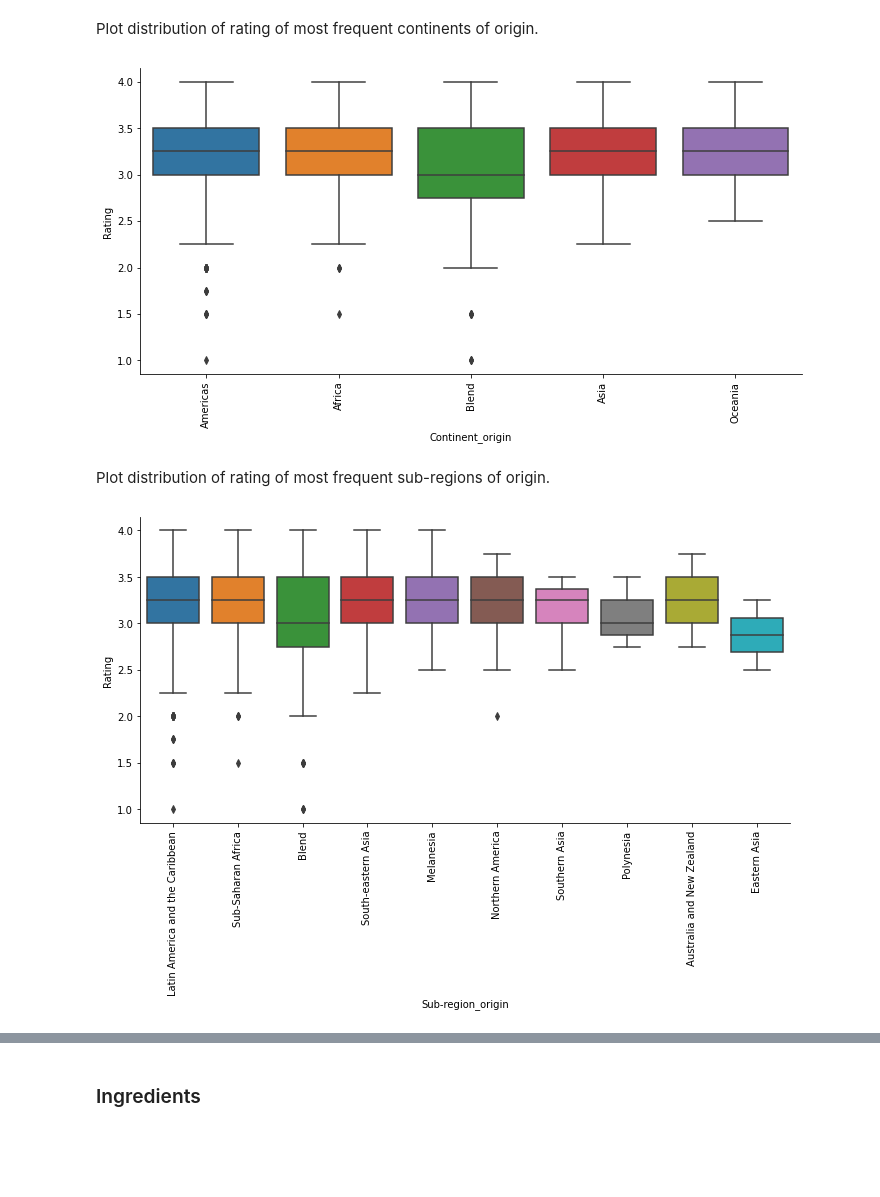
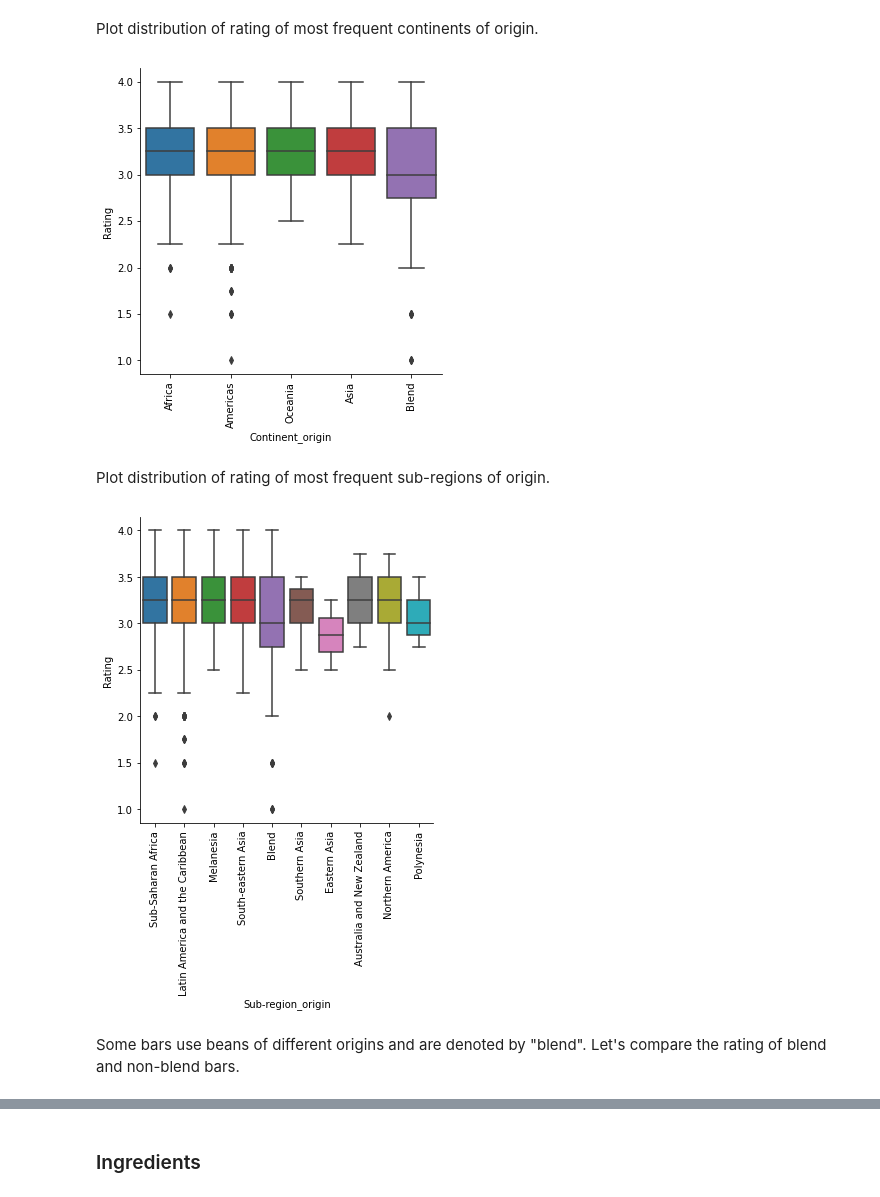
Before and after one commit to SimoneGiovannini/chocolate-rating-project, a Jupyter notebook: eda.ipynb, the cells around one changed output, grey strips where cells are left out. Drawn from its saved outputs; the diff is of its cells as text; code cells hidden in the pictures; blank space fills up the shorter version.

Commit message:
Finished data preparation, linear regression

```diff
--- a/eda.ipynb
+++ b/eda.ipynb
@@ -290,24 +293,20 @@ plt.xticks(rotation=90);
 # %% [markdown]
 Plot distribution of rating of most frequent continents of origin.
 # %%
-most_freq = df['Continent_origin'].value_counts()[:40].index
 sns.catplot(x="Continent_origin", y="Rating",
             kind="box",
-            aspect=2,
-            order=most_freq,
-            data=df[df['Continent_origin'].isin(most_freq)])
+            data=df)
 plt.xticks(rotation=90);
 # %% [output]
-[figure, old version]
+[figure, new version]
 # %% [markdown]
 Plot distribution of rating of most frequent sub-regions of origin.
 # %%
-most_freq = df['Sub-region_origin'].value_counts()[:40].index
 sns.catplot(x="Sub-region_origin", y="Rating",
             kind="box",
-            aspect=2,
-            order=most_freq,
-            data=df[df['Sub-region_origin'].isin(most_freq)])
+            data=df)
 plt.xticks(rotation=90);
 # %% [output]
-[figure, old version]
+[figure, new version]
+# %% [markdown]
+Some bars use beans of different origins and are denoted by "blend". Let's compare the rating of blend and non-blend bars.
```
Also changed, not shown: parts of 54 cells of this notebook, 2 other files.
